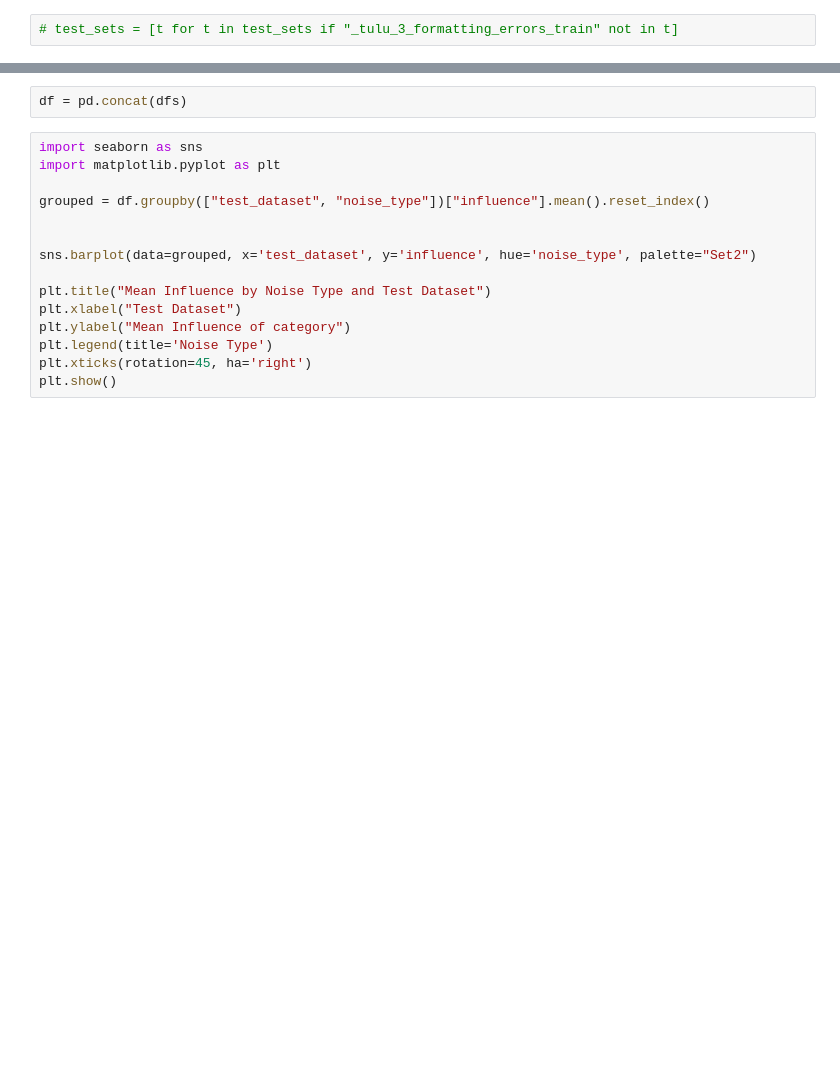
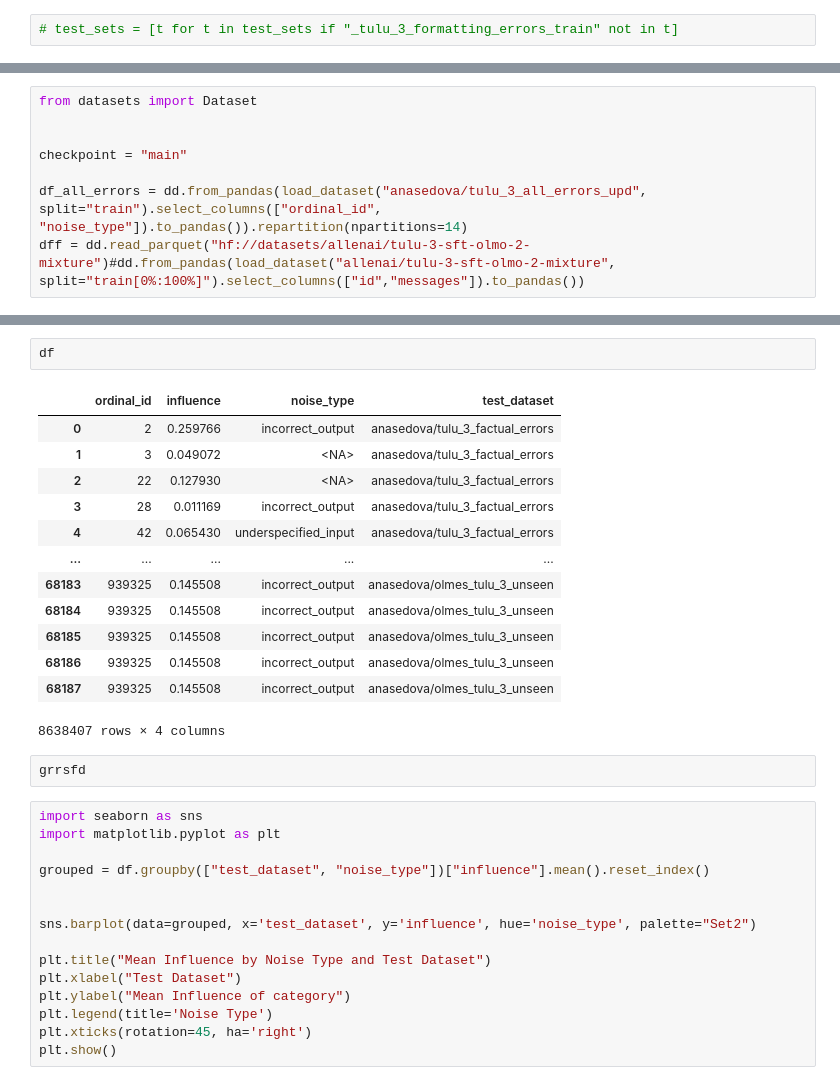
Before and after one commit to loris3/babylm, a Jupyter notebook: analysis_noise.ipynb, the cells around one changed output, grey strips where cells are left out. Cells and saved outputs as stored; diff of their text form; blank space fills up the shorter version.

```diff
--- a/analysis_noise.ipynb
+++ b/analysis_noise.ipynb
@@ -97,0 +142,8 @@ candidate_schema
+# %%
+from datasets import Dataset
+
+
+checkpoint = "main"
+
+df_all_errors = dd.from_pandas(load_dataset("anasedova/tulu_3_all_errors_upd", split="train").select_columns(["ordinal_id", "noise_type"]).to_pandas()).repartition(npartitions=14)
+dff = dd.read_parquet("hf://datasets/allenai/tulu-3-sft-olmo-2-mixture")#dd.from_pandas(load_dataset("allenai/tulu-3-sft-olmo-2-mixture", split="train[0%:100%]").select_columns(["id","messages"]).to_pandas())
@@ -179,5 +276,21 @@ for i, (test_dataset_name, test_split) in enumerate(test_sets):
-# %%
-df = pd.concat(dfs)
+# %%
+df
+# %% [output]
+|  | ordinal_id | influence | noise_type | test_dataset |
+| 0 | 2 | 0.259766 | incorrect_output | anasedova/tulu_3_factual_errors |
+| 1 | 3 | 0.049072 | <NA> | anasedova/tulu_3_factual_errors |
+| 2 | 22 | 0.127930 | <NA> | anasedova/tulu_3_factual_errors |
+| 3 | 28 | 0.011169 | incorrect_output | anasedova/tulu_3_factual_errors |
+| 4 | 42 | 0.065430 | underspecified_input | anasedova/tulu_3_factual_errors |
+| ... | ... | ... | ... | ... |
+| 68183 | 939325 | 0.145508 | incorrect_output | anasedova/olmes_tulu_3_unseen |
+| 68184 | 939325 | 0.145508 | incorrect_output | anasedova/olmes_tulu_3_unseen |
+| 68185 | 939325 | 0.145508 | incorrect_output | anasedova/olmes_tulu_3_unseen |
+| 68186 | 939325 | 0.145508 | incorrect_output | anasedova/olmes_tulu_3_unseen |
+| 68187 | 939325 | 0.145508 | incorrect_output | anasedova/olmes_tulu_3_unseen |
+8638407 rows × 4 columns
+# %%
+grrsfd
 # %%
 import seaborn as sns
 import matplotlib.pyplot as plt
```
Also changed, not shown: parts of 9 cells of this notebook, 1 other file.
